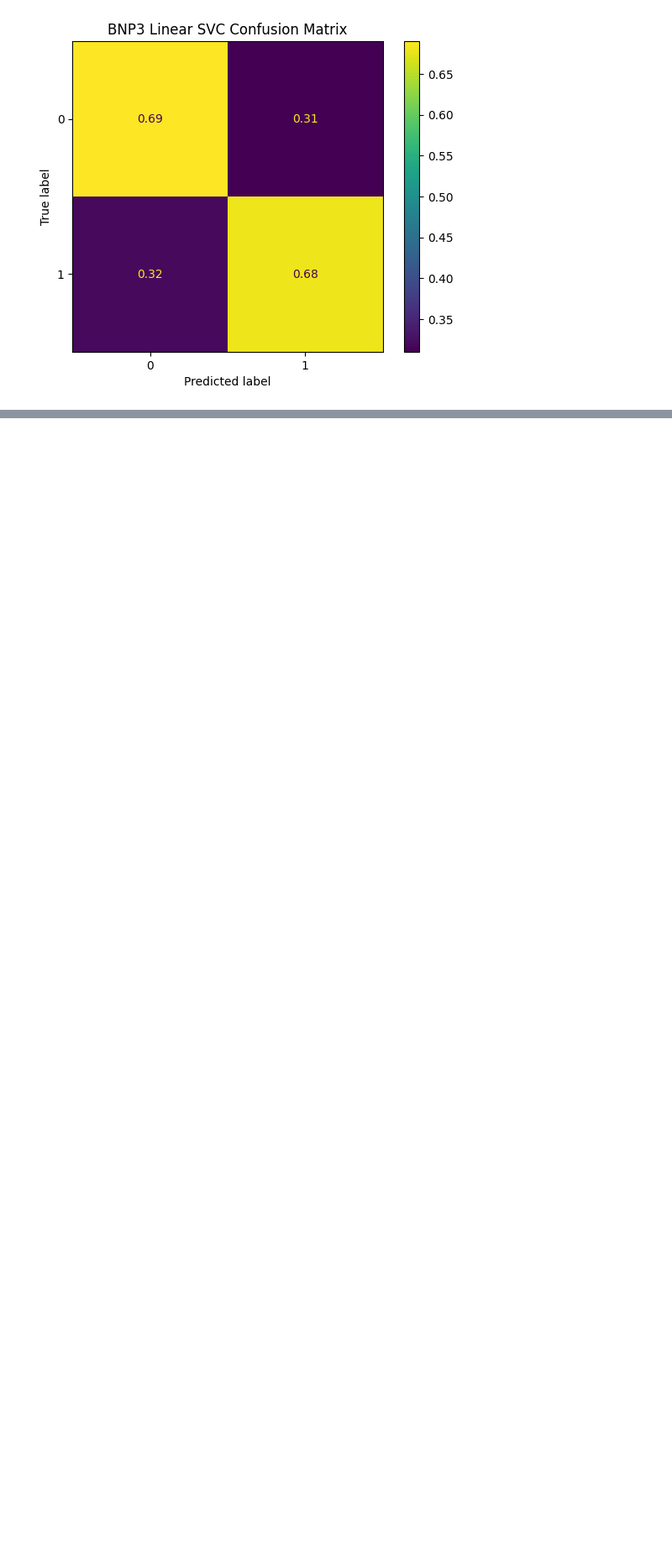
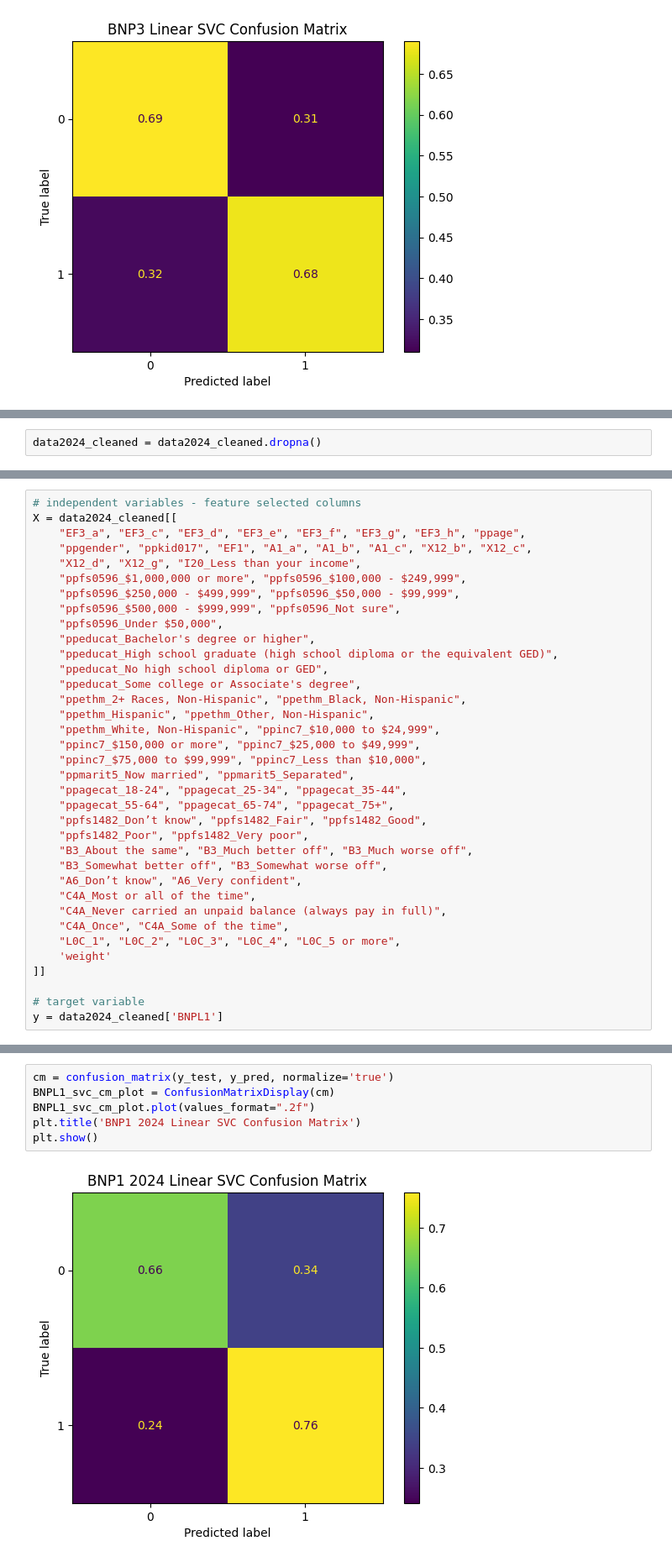
Before and after one commit to mw1296/DSAN5300, a Jupyter notebook: dsan5300_group1_final_project/code.ipynb, the cells around one changed output, grey strips where cells are left out. Shown at 84% size. Cells and saved outputs as stored; diff of their text form; blank space fills up the shorter version.

```diff
--- a/dsan5300_group1_final_project/code.ipynb
+++ b/dsan5300_group1_final_project/code.ipynb
@@ -2051,0 +2313,2 @@ plt.show()
+# %%
+data2024_cleaned = data2024_cleaned.dropna()
@@ -2051,0 +2317,36 @@ plt.show()
+# %%
+# independent variables - feature selected columns
+X = data2024_cleaned[[
+    "EF3_a", "EF3_c", "EF3_d", "EF3_e", "EF3_f", "EF3_g", "EF3_h", "ppage",
+    "ppgender", "ppkid017", "EF1", "A1_a", "A1_b", "A1_c", "X12_b", "X12_c",
+    "X12_d", "X12_g", "I20_Less than your income",
+    "ppfs0596_$1,000,000 or more", "ppfs0596_$100,000 - $249,999",
+    "ppfs0596_$250,000 - $499,999", "ppfs0596_$50,000 - $99,999",
+    "ppfs0596_$500,000 - $999,999", "ppfs0596_Not sure",
+    "ppfs0596_Under $50,000",
+    "ppeducat_Bachelor's degree or higher",
+    "ppeducat_High school graduate (high school diploma or the equivalent GED)",
+    "ppeducat_No high school diploma or GED",
+    "ppeducat_Some college or Associate's degree",
+    "ppethm_2+ Races, Non-Hispanic", "ppethm_Black, Non-Hispanic",
+    "ppethm_Hispanic", "ppethm_Other, Non-Hispanic",
+    "ppethm_White, Non-Hispanic", "ppinc7_$10,000 to $24,999",
+    "ppinc7_$150,000 or more", "ppinc7_$25,000 to $49,999",
+    "ppinc7_$75,000 to $99,999", "ppinc7_Less than $10,000",
+    "ppmarit5_Now married", "ppmarit5_Separated",
+    "ppagecat_18-24", "ppagecat_25-34", "ppagecat_35-44",
+    "ppagecat_55-64", "ppagecat_65-74", "ppagecat_75+",
+    "ppfs1482_Don’t know", "ppfs1482_Fair", "ppfs1482_Good",
+    "ppfs1482_Poor", "ppfs1482_Very poor",
+    "B3_About the same", "B3_Much better off", "B3_Much worse off",
+    "B3_Somewhat better off", "B3_Somewhat worse off",
+    "A6_Don’t know", "A6_Very confident",
+    "C4A_Most or all of the time",
+    "C4A_Never carried an unpaid balance (always pay in full)",
+    "C4A_Once", "C4A_Some of the time",
+    "L0C_1", "L0C_2", "L0C_3", "L0C_4", "L0C_5 or more",
+    'weight'
+]]
+
+# target variable
+y = data2024_cleaned['BNPL1']
@@ -2051,0 +2478,8 @@ plt.show()
+# %%
+cm = confusion_matrix(y_test, y_pred, normalize='true')
+BNPL1_svc_cm_plot = ConfusionMatrixDisplay(cm)
+BNPL1_svc_cm_plot.plot(values_format=".2f")
+plt.title('BNP1 2024 Linear SVC Confusion Matrix')
+plt.show()
+# %% [output]
+[figure, added]
```
Also changed, not shown: parts of 38 cells of this notebook, 4 other files.
